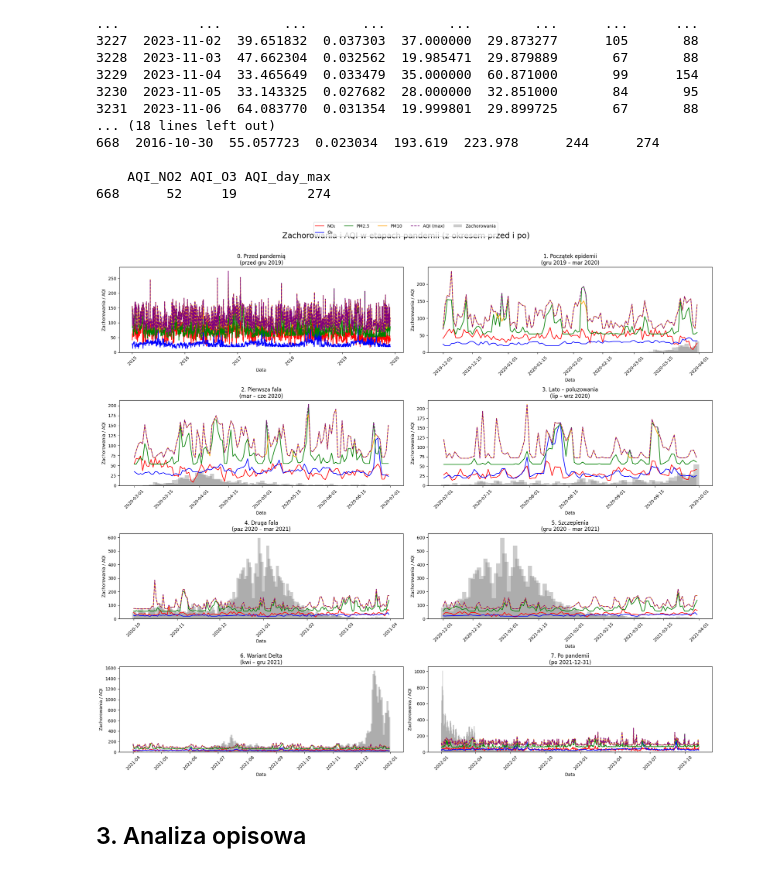
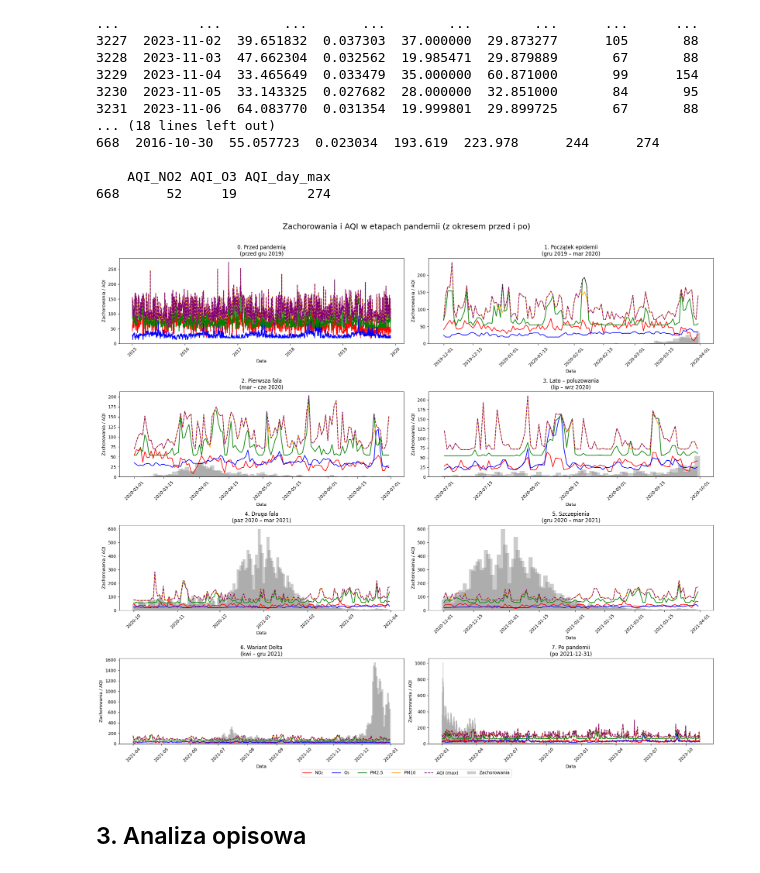
Before and after one commit to rk404/SAD, a Jupyter notebook: SAD_Zadanie_semestr_I.ipynb, the cells around one changed output. Drawn from its saved outputs; the diff is of its cells as text; code cells hidden in the pictures.

```diff
--- a/SAD_Zadanie_semestr_I.ipynb
+++ b/SAD_Zadanie_semestr_I.ipynb
@@ -402,35 +402,35 @@ for i, (tytul, (start, end)) in enumerate(etapy.items()):
     elif end and start is None:
         mask = df_merged['date'] <= end
     else:
         continue
     df_etap = df_merged.loc[mask]
 
     ax = axs[i]
 
     # Słupki: zachorowania
     ax.bar(df_etap['date'], df_etap['value'], width=2, alpha=0.4, label='Zachorowania', color='gray')
 
     # Linie: AQI
     ax.plot(df_etap['date'], df_etap['AQI_NO2'], label='NO₂', color='red')
     ax.plot(df_etap['date'], df_etap['AQI_O3'], label='O₃', color='blue')
     ax.plot(df_etap['date'], df_etap['AQI_PM25'], label='PM2.5', color='green')
     ax.plot(df_etap['date'], df_etap['AQI_PM10'], label='PM10', color='orange')
     ax.plot(df_etap['date'], df_etap['AQI_day_max'], label='AQI (max)', color='purple', linestyle='--')
 
     ax.set_title(tytul)
     ax.set_xlabel("Data")
     ax.set_ylabel("Zachorowania / AQI")
     ax.tick_params(axis='x', rotation=45)
 
 # Wspólna legenda
 handles, labels = axs[0].get_legend_handles_labels()
-fig.legend(handles, labels, loc='upper center', ncol=5)
+fig.legend(handles, labels, loc='lower center', ncol=6, fontsize='medium', bbox_to_anchor=(0.5, -0.01))
 
 plt.tight_layout(rect=[0, 0, 1, 0.95])
 plt.suptitle("Zachorowania i AQI w etapach pandemii (z okresem przed i po)", fontsize=18)
 plt.show()
 # %% [output]
-[figure, old version]
+[figure, new version]
 # %% [markdown]
 ## 3. Analiza opisowa
 # %%
```
Also changed, not shown: parts of 2 cells of this notebook.
